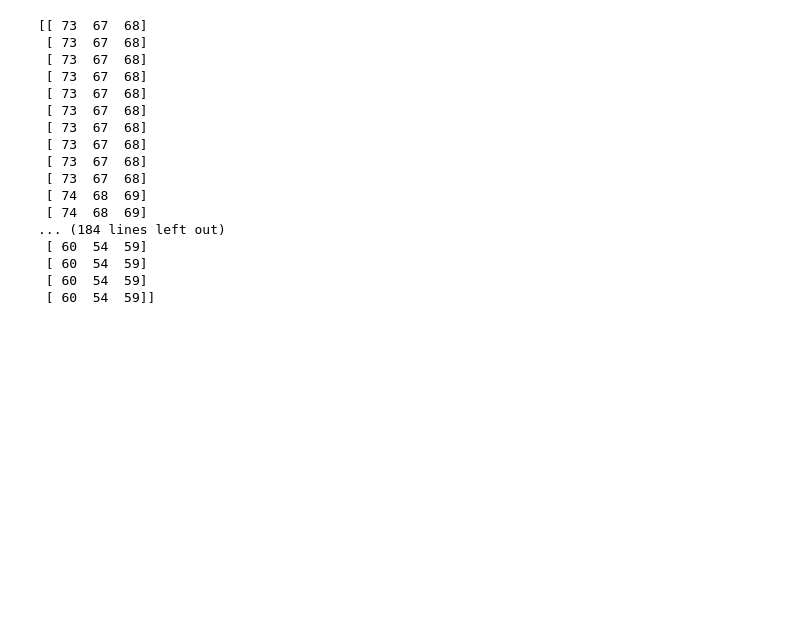
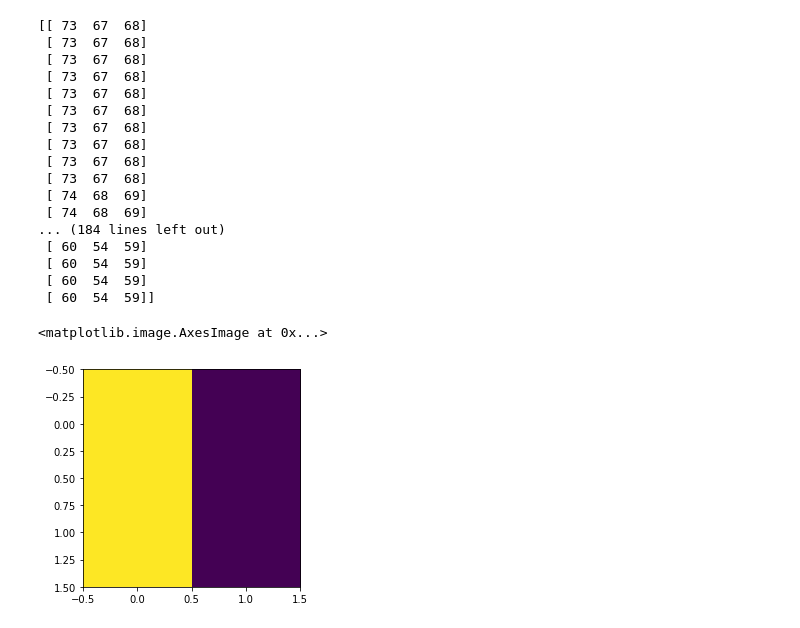
Before and after one commit to a-forty-two/COG-02082021, a Jupyter notebook: normalized_images.ipynb, the cells around one changed output. Drawn from its saved outputs; the diff is of its cells as text; code cells hidden in the pictures; blank space fills up the shorter version.

```diff
--- a/normalized_images.ipynb
+++ b/normalized_images.ipynb
@@ -37,3 +37,10 @@ print(data[0]) # first row of image
  [ 60  54  59]
  [ 60  54  59]
  [ 60  54  59]]
+# %%
+v = [[800,0],[800,0]]
+plt.figure()
+plt.imshow(v)
+# %% [output]
+<matplotlib.image.AxesImage at 0x...>
+[figure, added]
```
Also changed, not shown: parts of 8 cells of this notebook.
